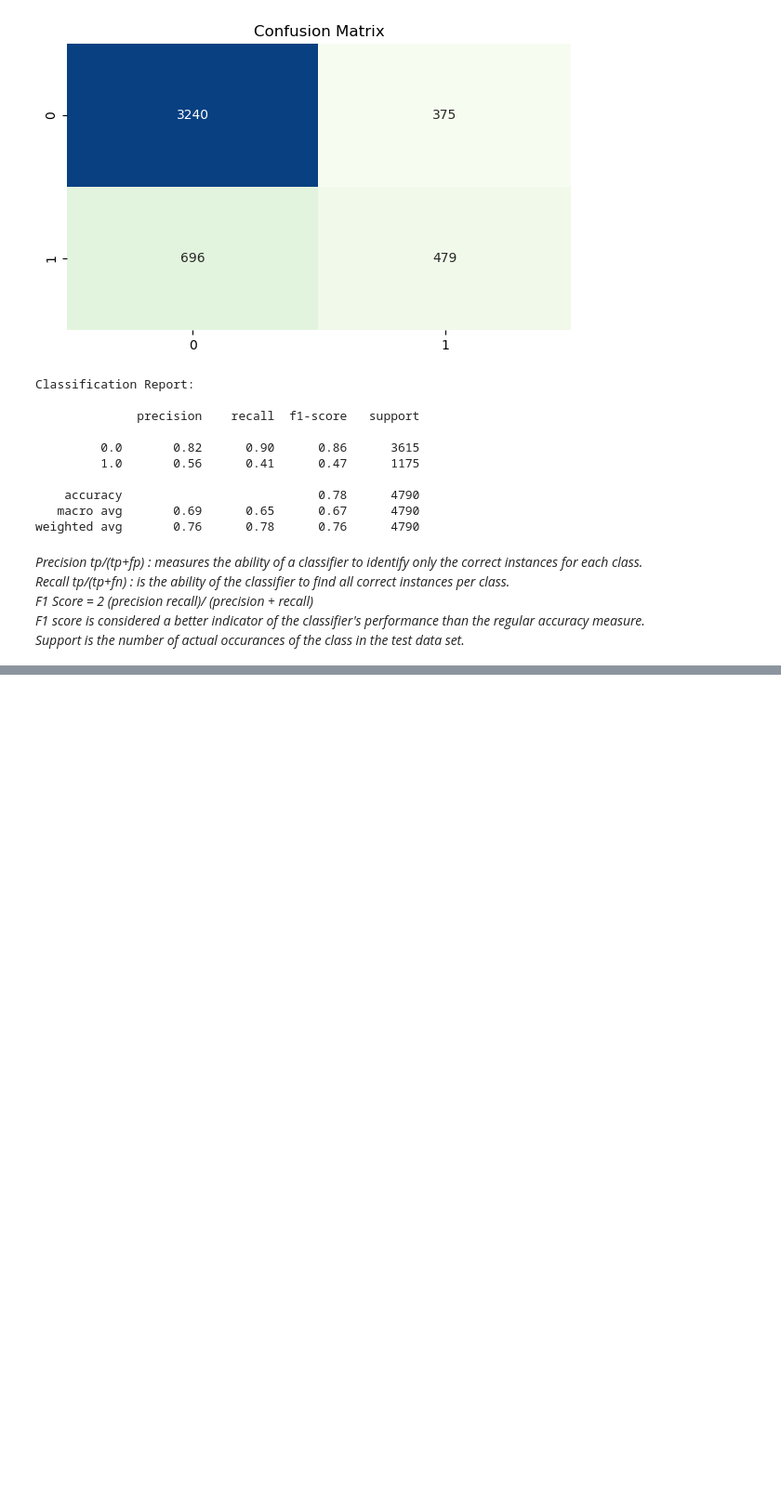
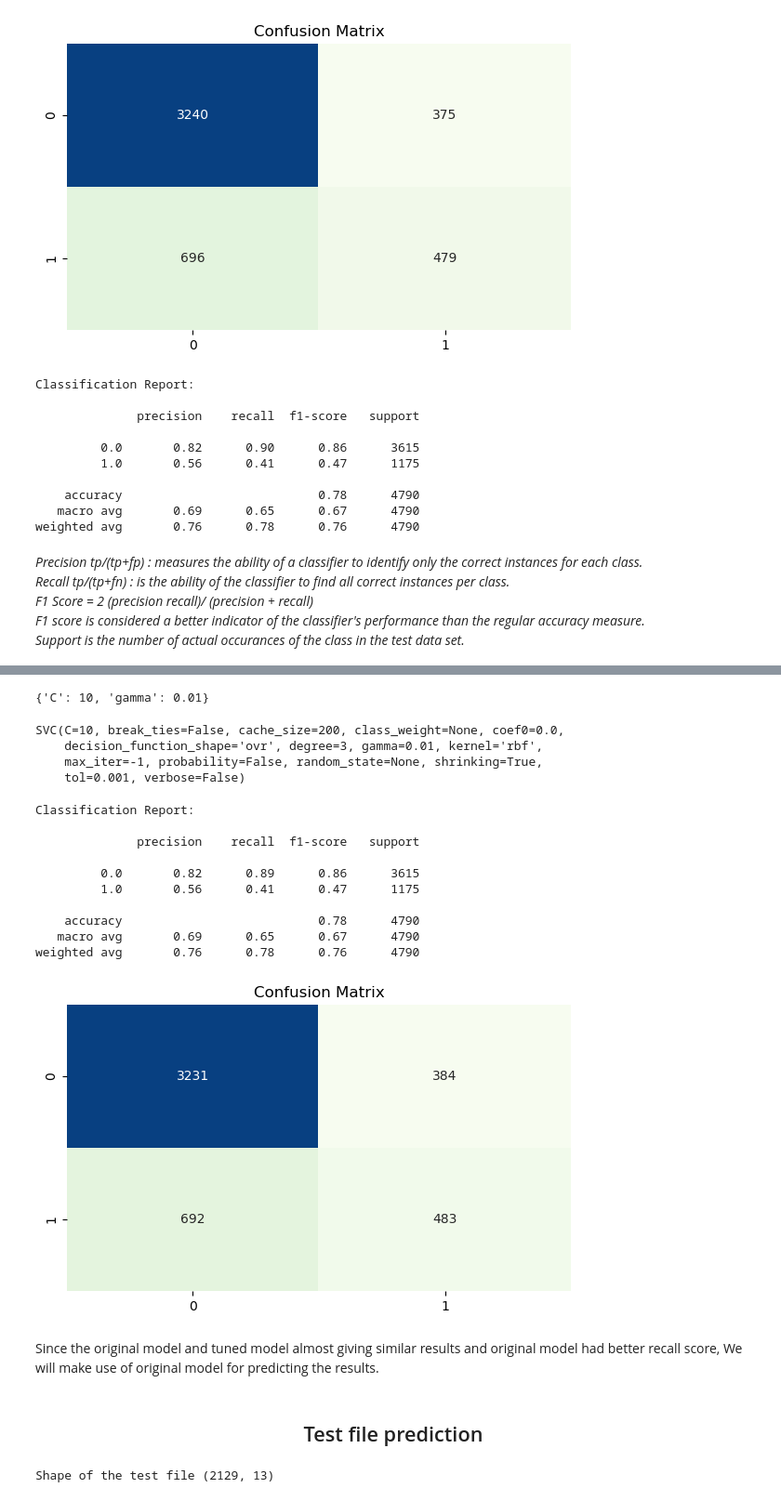
Before and after one commit to ajithcl/HR_Analytics, a Jupyter notebook: HR_Analytics.ipynb, the cells around one changed output, grey strips where cells are left out. Shown at 93% size. Saved outputs shown, nothing was run; the diff lists cells and outputs as text; code cells hidden in the pictures; blank space fills up the shorter version.

```diff
--- a/HR_Analytics.ipynb
+++ b/HR_Analytics.ipynb
@@ -837,0 +842,8 @@ Support is the number of actual occurances of the class in the test data set.<br
+# %%
+#Lets find best hyper parameter for SVC
+param_grid={'C':[0.1,1,10,100,1000],
+           'gamma':[1,0.1,0.01,0.001,0.0001]}
+# %%
+grid=GridSearchCV(SVC(),param_grid=param_grid,refit=True,verbose=True,n_jobs=10)
+# %%
+grid.fit(x_train,y_train)
@@ -837,0 +867,43 @@ Support is the number of actual occurances of the class in the test data set.<br
+# %%
+print (grid.best_params_)
+# %% [output]
+{'C': 10, 'gamma': 0.01}
+# %%
+print (grid.best_estimator_)
+# %% [output]
+SVC(C=10, break_ties=False, cache_size=200, class_weight=None, coef0=0.0,
+    decision_function_shape='ovr', degree=3, gamma=0.01, kernel='rbf',
+    max_iter=-1, probability=False, random_state=None, shrinking=True,
+    tol=0.001, verbose=False)
+# %%
+y_pred_grid=grid.predict(x_test)
+# %%
+sns.reset_defaults()
+plt.figure(figsize=(7,4));
+sns.heatmap(confusion_matrix(y_test,y_pred_grid),annot=True,cmap="GnBu",fmt="g",cbar=False);
+plt.title("Confusion Matrix");
+print ("Classification Report:\n")
+print (classification_report(y_true=y_test,y_pred=y_pred_grid))
+# %% [output]
+Classification Report:
+
+              precision    recall  f1-score   support
+
+         0.0       0.82      0.89      0.86      3615
+         1.0       0.56      0.41      0.47      1175
+
+    accuracy                           0.78      4790
+   macro avg       0.69      0.65      0.67      4790
+weighted avg       0.76      0.78      0.76      4790
+[figure, added]
+# %% [markdown]
+Since the original model and tuned model almost giving similar results and original model had better recall score, We will make use of original model for predicting the results.
+# %% [markdown]
+## <center> Test file prediction </center>
+# %%
+df_test=pd.read_csv('aug_test.csv')
+#Cloning the dataset for further processing
+df_input=df_test.copy()
+print (f"Shape of the test file {df_input.shape}")
+# %% [output]
+Shape of the test file (2129, 13)
```
Also changed, not shown: parts of 14 cells of this notebook, 1 other file.
